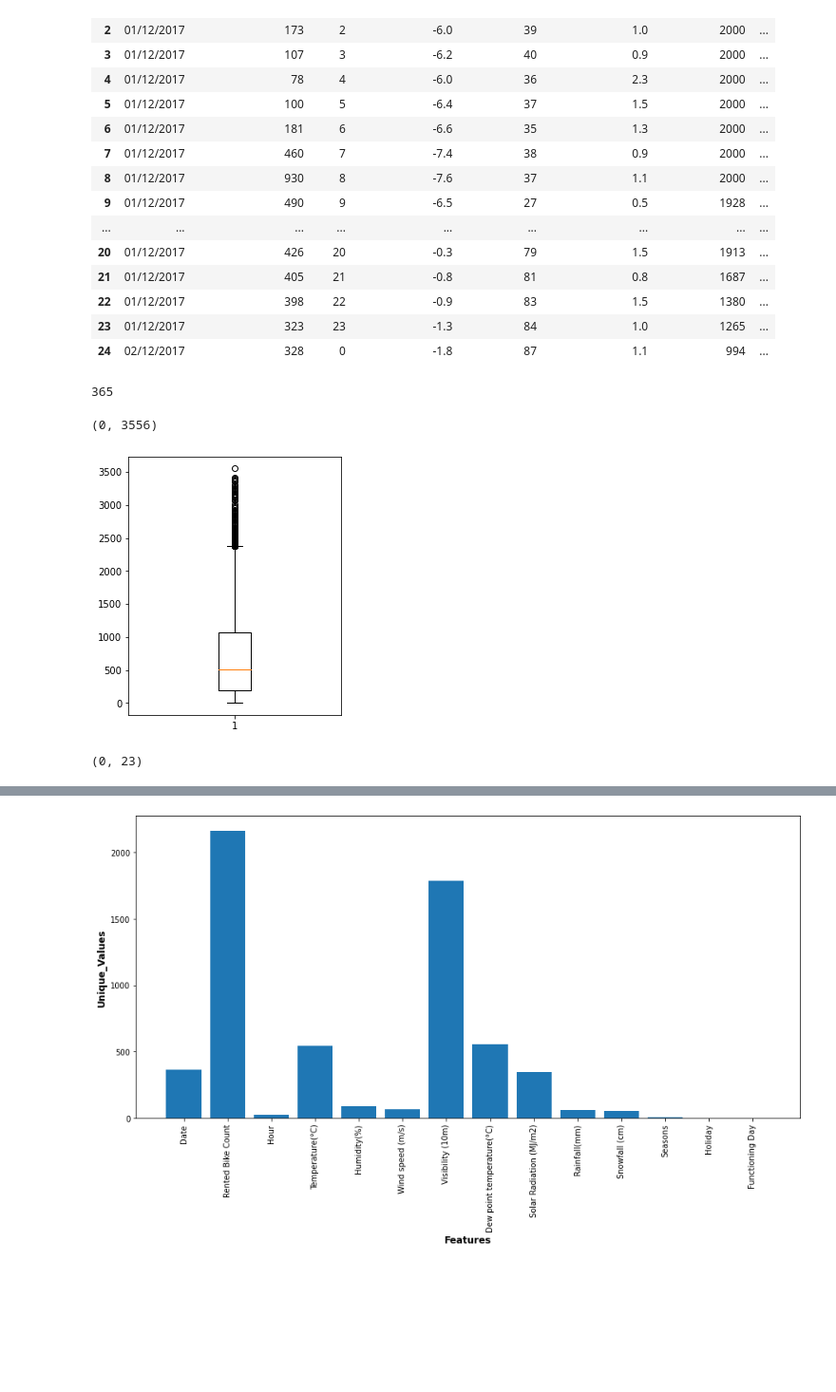
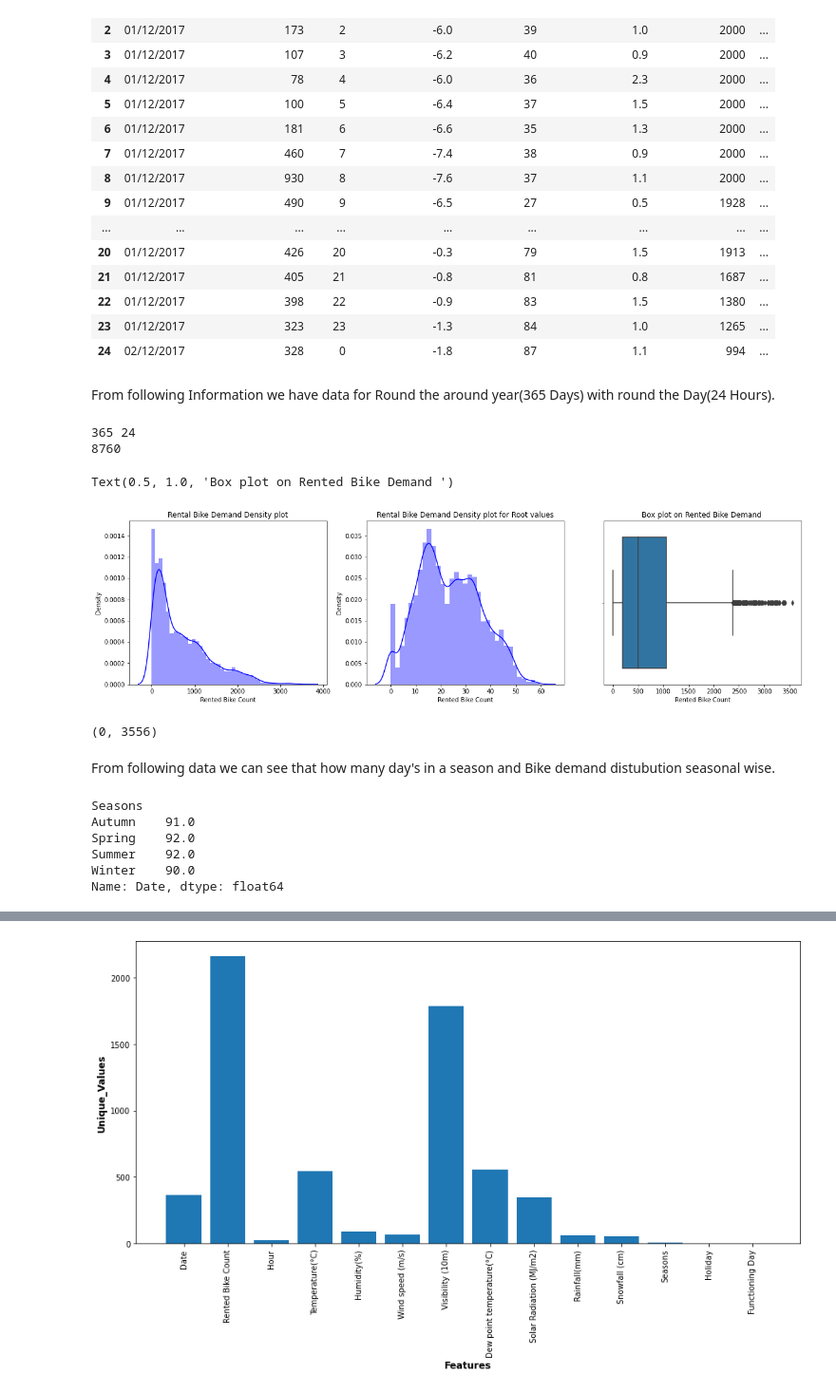
Before and after one commit to rugadamanikanta/seoul-bike-sharing-demand-prediction, a Jupyter notebook: Bike_Sharing_Demand_Prediction_Capstone_Project.ipynb, the cells around one changed output, grey strips where cells are left out. Shown at 95% size. Saved outputs shown, nothing was run; the diff lists cells and outputs as text; code cells hidden in the pictures; blank space fills up the shorter version.

```diff
--- a/Bike_Sharing_Demand_Prediction_Capstone_Project.ipynb
+++ b/Bike_Sharing_Demand_Prediction_Capstone_Project.ipynb
@@ -64,22 +124,42 @@ df.head(25)
 | 22 | 01/12/2017 | 398 | 22 | -0.9 | 83 | 1.5 | 1380 | ... |
 | 23 | 01/12/2017 | 323 | 23 | -1.3 | 84 | 1.0 | 1265 | ... |
 | 24 | 02/12/2017 | 328 | 0 | -1.8 | 87 | 1.1 | 994 | ... |
-# %%
-len(df['Date'].unique())
-# %% [output]
-365
+# %% [markdown]
+From following Information we have data for Round the around year(365 Days) with round the Day(24 Hours).
+# %%
+print(len(df['Date'].unique()),len(df['Hour'].unique()))
+print(len(df['Date'].unique())*len(df['Hour'].unique()))
+# %% [output]
+365 24
+8760
+# %%
+fig, ax = plt.subplots(1,3,figsize=(20,5))
+plt.title('Data distubution regarding Rented Bike count ')
+ax1=plt.subplot(1,3,1)
+sns.distplot(df['Rented Bike Count'],color="b")
+plt.title('Rental Bike Demand Density plot')
+ax2=plt.subplot(1,3,2)
+sns.distplot(np.sqrt(df['Rented Bike Count']),color="b")
+plt.title('Rental Bike Demand Density plot for Root values')
+ax3=plt.subplot(1,3,3)
+sns.boxplot(df['Rented Bike Count'])
+plt.title('Box plot on Rented Bike Demand ')
+# %% [output]
+Text(0.5, 1.0, 'Box plot on Rented Bike Demand ')
+[figure, added]
 # %%
 min(df['Rented Bike Count']),max(df['Rented Bike Count'])
 # %% [output]
 (0, 3556)
-# %%
-plt.figure(figsize=(4,5))
-plt.boxplot('Rented Bike Count',data=df)
-xlabel='Rented Bike Count'
-plt.show()
-# %% [output]
-[figure, removed]
-# %%
-min(df['Hour']),max(df['Hour'])
-# %% [output]
-(0, 23)
+# %% [markdown]
+From following data we can see that how many day's in a season and Bike demand distubution seasonal wise.
+# %%
+a=df.groupby(['Seasons'])['Date'].count()
+a/24
+# %% [output]
+Seasons
+Autumn    91.0
+Spring    92.0
+Summer    92.0
+Winter    90.0
+Name: Date, dtype: float64
```
Also changed, not shown: parts of 89 cells of this notebook.
